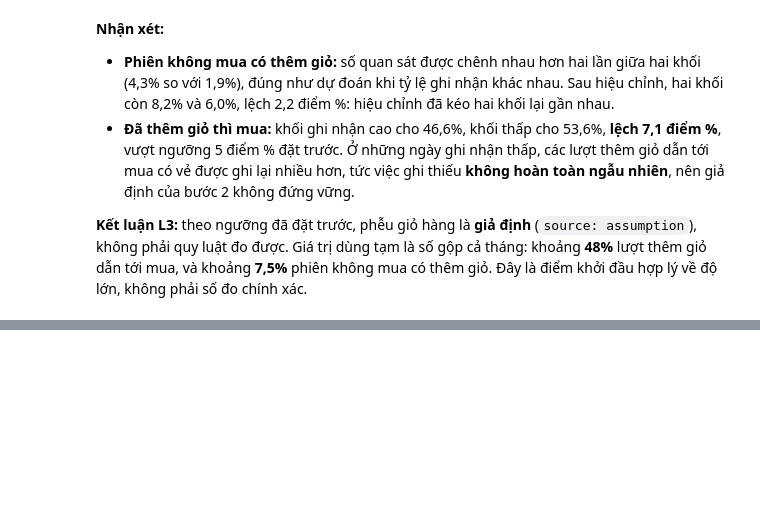
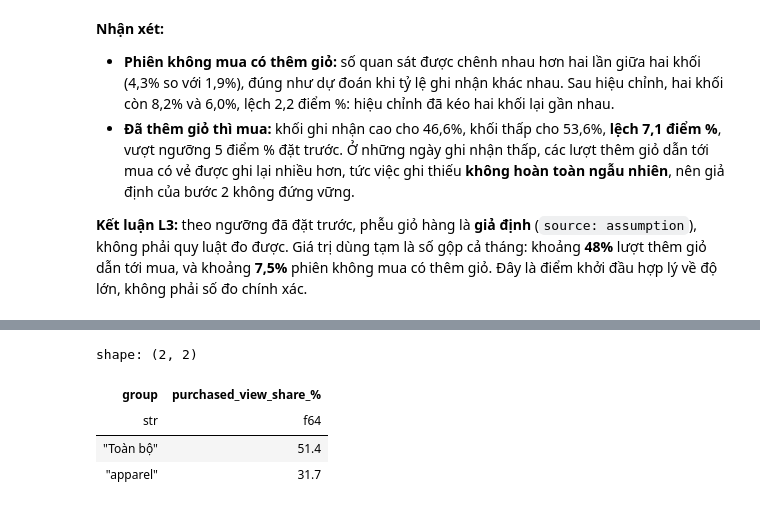
Before and after one commit to DanhTrannn/dk-ecommerce-data-platform, a Jupyter notebook: generator/notebooks/browsing_behavior_eda.ipynb, the cells around one changed output, grey strips where cells are left out. Cells and saved outputs as stored; diff of their text form; code cells hidden in the pictures; blank space fills up the shorter version.

```diff
--- a/generator/notebooks/browsing_behavior_eda.ipynb
+++ b/generator/notebooks/browsing_behavior_eda.ipynb
@@ -361,0 +447,21 @@ assert funnel_source == expected
+# %%
+purchased = events.filter(pl.col("event_type") == "purchase").select("session", "product_id").unique().with_columns(bought=pl.lit(True))
+buying_views = (
+    events.filter(pl.col("event_type") == "view")
+    .join(sessions.filter(pl.col("buying")).select("session", "apparel"), on="session")
+    .join(purchased, on=["session", "product_id"], how="left")
+    .with_columns(pl.col("bought").fill_null(False))
+)
+l5b = pl.DataFrame({
+    "group": ["Toàn bộ", "apparel"],
+    "purchased_view_share_%": [percent(buying_views["bought"].mean()),
+                               percent(buying_views.filter(pl.col("apparel"))["bought"].mean())],
+})
+purchased_view_share = round(float(buying_views.filter(pl.col("apparel"))["bought"].mean()), 4)
+l5b
+# %% [output]
+shape: (2, 2)
+| group | purchased_view_share_% |
+| str | f64 |
+| "Toàn bộ" | 51.4 |
+| "apparel" | 31.7 |
```
Also changed, not shown: parts of 7 cells of this notebook.
